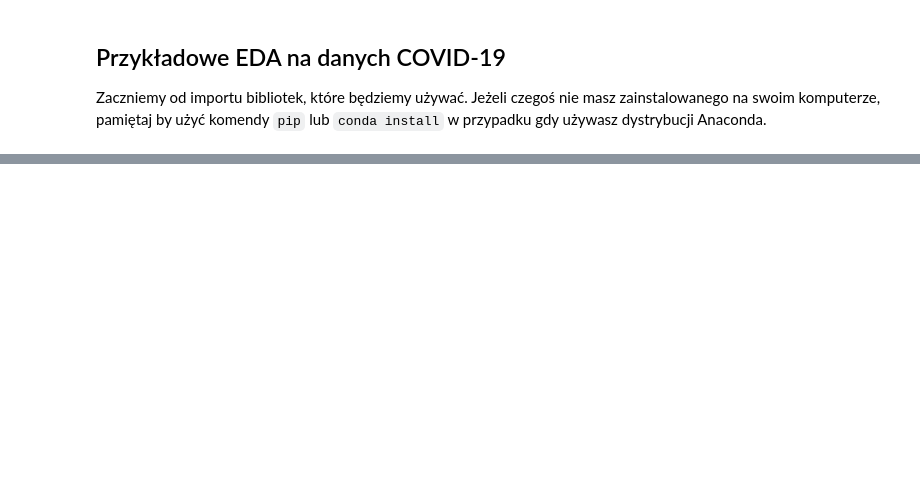
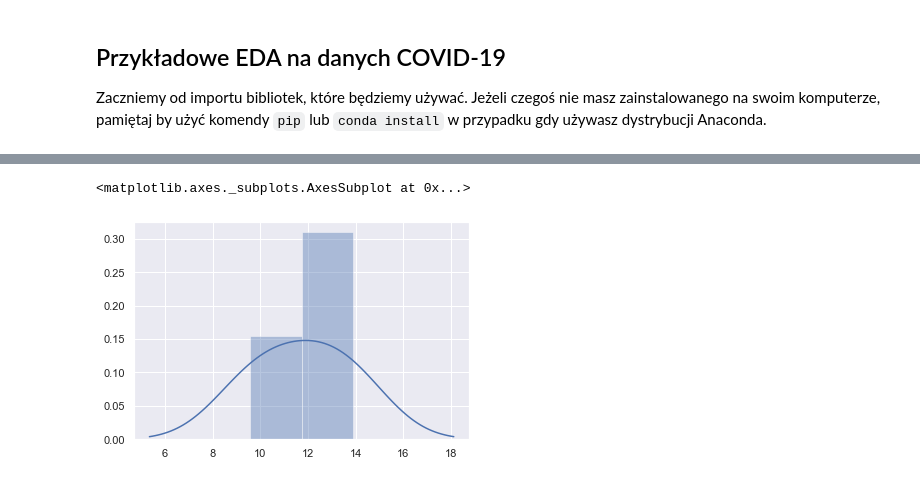
Before and after one commit to Orajt93/metody-inzynierii-wiedzy, a Jupyter notebook: 03 Exploratory Data Analysis/EDA.ipynb, the cells around one changed output, grey strips where cells are left out. Cells and saved outputs as stored; diff of their text form; code cells hidden in the pictures; blank space fills up the shorter version.

```diff
--- a/03 Exploratory Data Analysis/EDA.ipynb
+++ b/03 Exploratory Data Analysis/EDA.ipynb
@@ -42,0 +226,6 @@ import pandas as pd
+# %%
+# Wykres skośności
+sns.distplot(covid_data.skew())
+# %% [output]
+<matplotlib.axes._subplots.AxesSubplot at 0x...>
+[figure, added]
```
Also changed, not shown: parts of 27 cells of this notebook, 1 other file.
